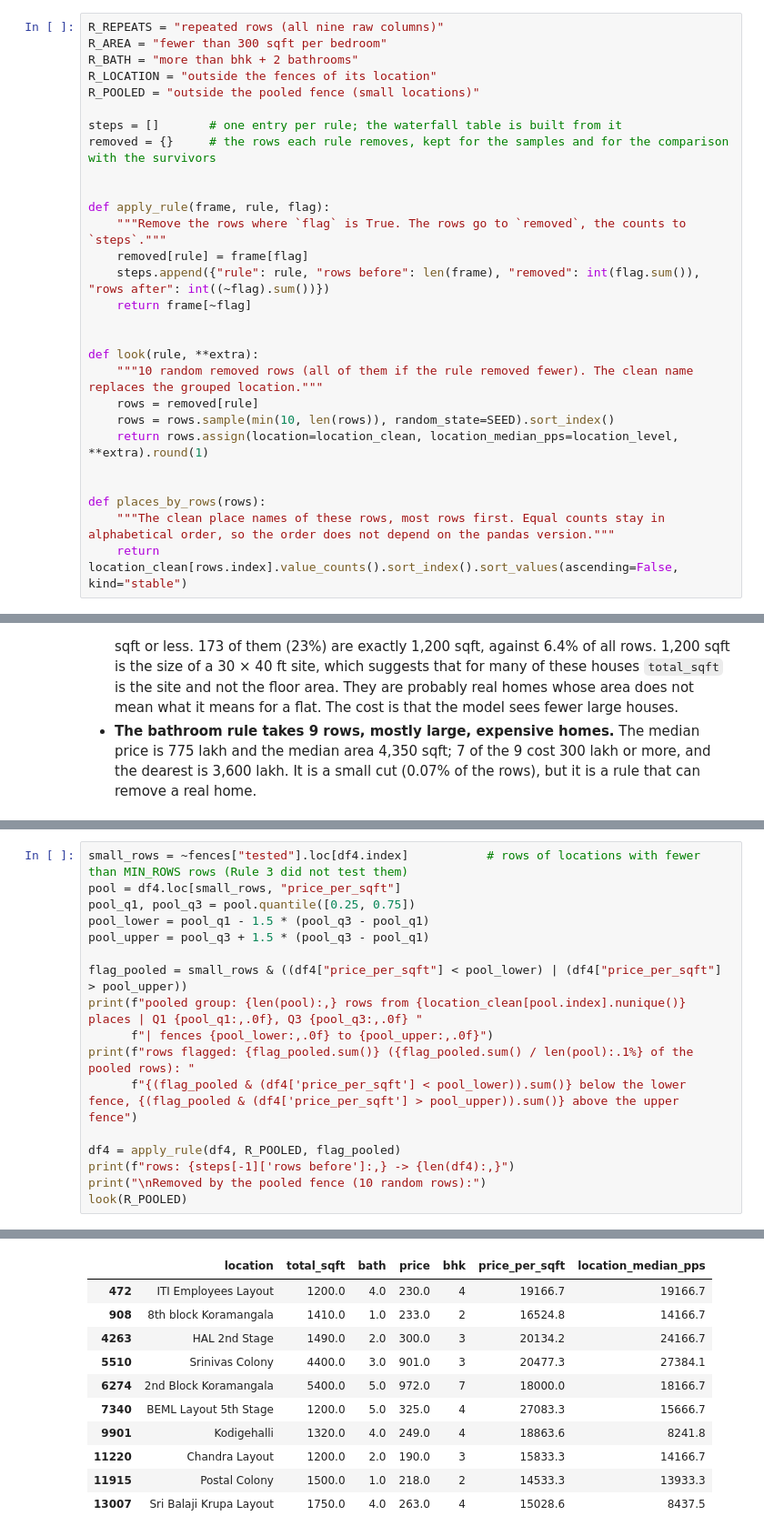
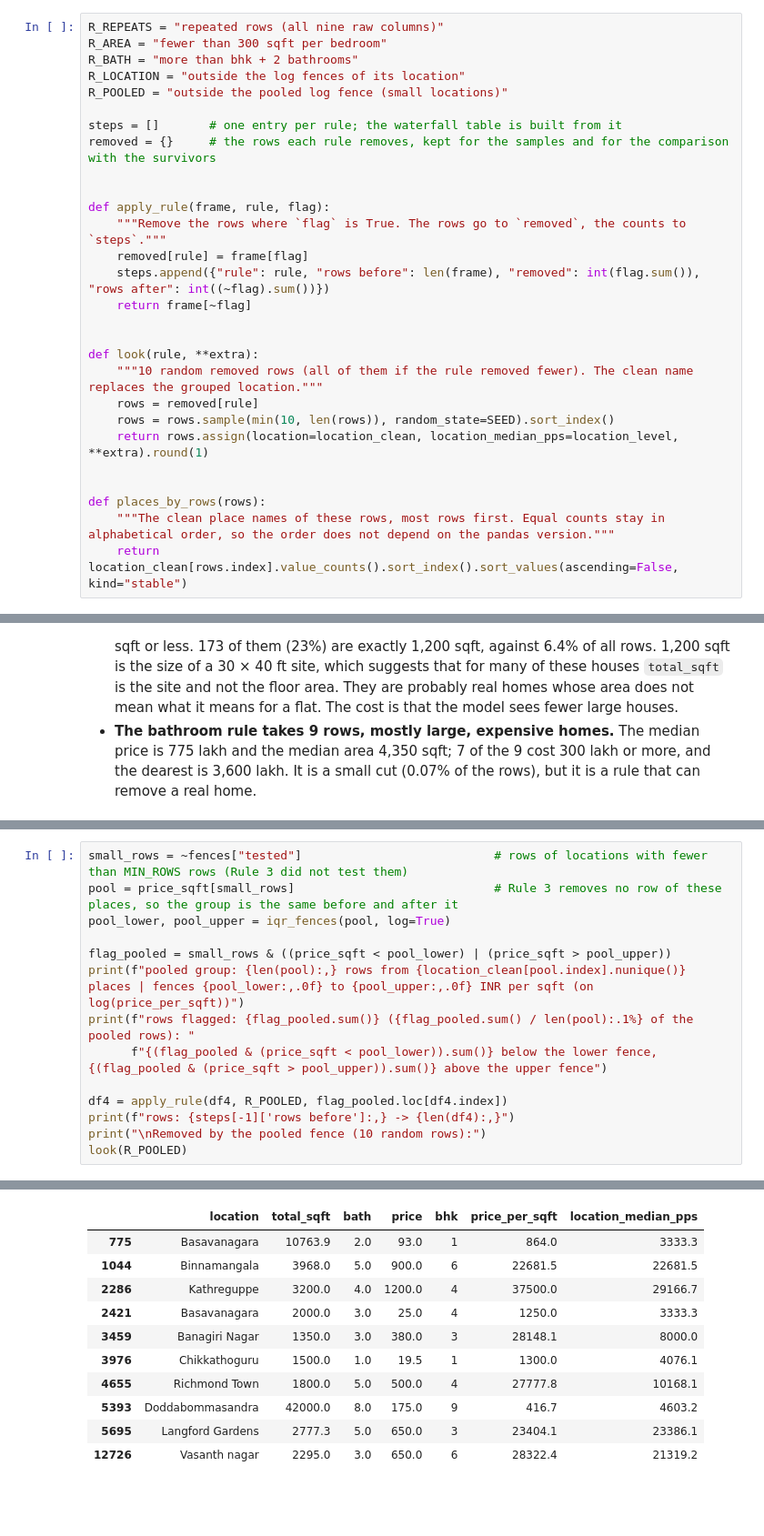
Before and after one commit to shivam-jund/bengaluru-house-price-prediction, a Jupyter notebook: model/price_prediction.ipynb, the cells around one changed output, grey strips where cells are left out. Shown at 91% size. Cells and saved outputs as stored; diff of their text form; blank space fills up the shorter version.

Commit message:
Update house price analysis and project documentation

```diff
--- a/model/price_prediction.ipynb
+++ b/model/price_prediction.ipynb
@@ -901,8 +902,8 @@ location_level = df3["price_per_sqft"].groupby(location_clean).transform("median
 R_REPEATS = "repeated rows (all nine raw columns)"
 R_AREA = "fewer than 300 sqft per bedroom"
 R_BATH = "more than bhk + 2 bathrooms"
-R_LOCATION = "outside the fences of its location"
-R_POOLED = "outside the pooled fence (small locations)"
+R_LOCATION = "outside the log fences of its location"
+R_POOLED = "outside the pooled log fence (small locations)"
 
 steps = []       # one entry per rule; the waterfall table is built from it
 removed = {}     # the rows each rule removes, kept for the samples and for the comparison with the survivors
@@ -1183,17 +1209,14 @@ Removed by the per-location fences (10 random rows, with the fences of their loc
 # %%
-small_rows = ~fences["tested"].loc[df4.index]           # rows of locations with fewer than MIN_ROWS rows (Rule 3 did not test them)
-pool = df4.loc[small_rows, "price_per_sqft"]
-pool_q1, pool_q3 = pool.quantile([0.25, 0.75])
-pool_lower = pool_q1 - 1.5 * (pool_q3 - pool_q1)
-pool_upper = pool_q3 + 1.5 * (pool_q3 - pool_q1)
+small_rows = ~fences["tested"]                           # rows of locations with fewer than MIN_ROWS rows (Rule 3 did not test them)
+pool = price_sqft[small_rows]                            # Rule 3 removes no row of these places, so the group is the same before and after it
+pool_lower, pool_upper = iqr_fences(pool, log=True)
 
-flag_pooled = small_rows & ((df4["price_per_sqft"] < pool_lower) | (df4["price_per_sqft"] > pool_upper))
-print(f"pooled group: {len(pool):,} rows from {location_clean[pool.index].nunique()} places | Q1 {pool_q1:,.0f}, Q3 {pool_q3:,.0f} "
-      f"| fences {pool_lower:,.0f} to {pool_upper:,.0f}")
+flag_pooled = small_rows & ((price_sqft < pool_lower) | (price_sqft > pool_upper))
+print(f"pooled group: {len(pool):,} rows from {location_clean[pool.index].nunique()} places | fences {pool_lower:,.0f} to {pool_upper:,.0f} INR per sqft (on log(price_per_sqft))")
 print(f"rows flagged: {flag_pooled.sum()} ({flag_pooled.sum() / len(pool):.1%} of the pooled rows): "
-      f"{(flag_pooled & (df4['price_per_sqft'] < pool_lower)).sum()} below the lower fence, {(flag_pooled & (df4['price_per_sqft'] > pool_upper)).sum()} above the upper fence")
+      f"{(flag_pooled & (price_sqft < pool_lower)).sum()} below the lower fence, {(flag_pooled & (price_sqft > pool_upper)).sum()} above the upper fence")
 
-df4 = apply_rule(df4, R_POOLED, flag_pooled)
+df4 = apply_rule(df4, R_POOLED, flag_pooled.loc[df4.index])
 print(f"rows: {steps[-1]['rows before']:,} -> {len(df4):,}")
 print("\nRemoved by the pooled fence (10 random rows):")
 look(R_POOLED)
@@ -1204,14 +1227,14 @@ rows: 11,382 -> 11,147
 
 Removed by the pooled fence (10 random rows):
 |  | location | total_sqft | bath | price | bhk | price_per_sqft | location_median_pps |
-| 472 | ITI Employees Layout | 1200.0 | 4.0 | 230.0 | 4 | 19166.7 | 19166.7 |
-| 908 | 8th block Koramangala | 1410.0 | 1.0 | 233.0 | 2 | 16524.8 | 14166.7 |
-| 4263 | HAL 2nd Stage | 1490.0 | 2.0 | 300.0 | 3 | 20134.2 | 24166.7 |
-| 5510 | Srinivas Colony | 4400.0 | 3.0 | 901.0 | 3 | 20477.3 | 27384.1 |
-| 6274 | 2nd Block Koramangala | 5400.0 | 5.0 | 972.0 | 7 | 18000.0 | 18166.7 |
-| 7340 | BEML Layout 5th Stage | 1200.0 | 5.0 | 325.0 | 4 | 27083.3 | 15666.7 |
-| 9901 | Kodigehalli | 1320.0 | 4.0 | 249.0 | 4 | 18863.6 | 8241.8 |
-| 11220 | Chandra Layout | 1200.0 | 2.0 | 190.0 | 3 | 15833.3 | 14166.7 |
-| 11915 | Postal Colony | 1500.0 | 1.0 | 218.0 | 2 | 14533.3 | 13933.3 |
-| 13007 | Sri Balaji Krupa Layout | 1750.0 | 4.0 | 263.0 | 4 | 15028.6 | 8437.5 |
+| 775 | Basavanagara | 10763.9 | 2.0 | 93.0 | 1 | 864.0 | 3333.3 |
+| 1044 | Binnamangala | 3968.0 | 5.0 | 900.0 | 6 | 22681.5 | 22681.5 |
+| 2286 | Kathreguppe | 3200.0 | 4.0 | 1200.0 | 4 | 37500.0 | 29166.7 |
+| 2421 | Basavanagara | 2000.0 | 3.0 | 25.0 | 4 | 1250.0 | 3333.3 |
+| 3459 | Banagiri Nagar | 1350.0 | 3.0 | 380.0 | 3 | 28148.1 | 8000.0 |
+| 3976 | Chikkathoguru | 1500.0 | 1.0 | 19.5 | 1 | 1300.0 | 4076.1 |
+| 4655 | Richmond Town | 1800.0 | 5.0 | 500.0 | 4 | 27777.8 | 10168.1 |
+| 5393 | Doddabommasandra | 42000.0 | 8.0 | 175.0 | 9 | 416.7 | 4603.2 |
+| 5695 | Langford Gardens | 2777.3 | 5.0 | 650.0 | 3 | 23404.1 | 23386.1 |
+| 12726 | Vasanth nagar | 2295.0 | 3.0 | 650.0 | 6 | 28322.4 | 21319.2 |
 # %%
```
Also changed, not shown: parts of 38 cells of this notebook, 3 other files.
